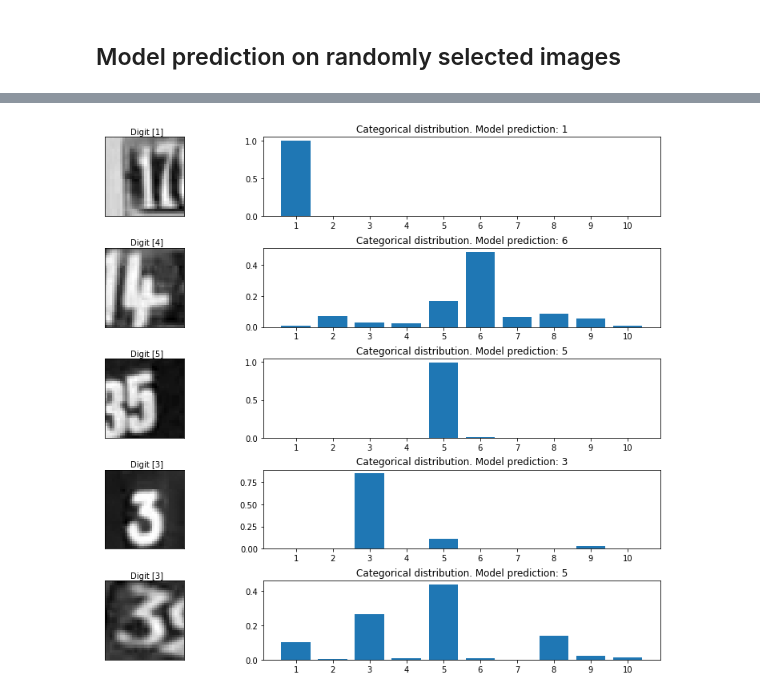
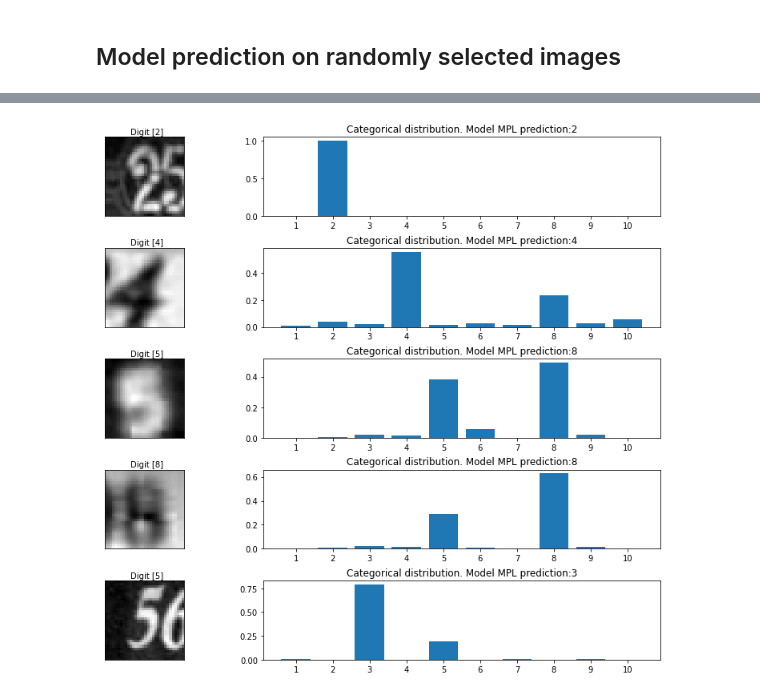
Before and after one commit to karolina-palka/SVHN_dataset_project, a Jupyter notebook: Capstone_Project_SVHN.ipynb, the cells around one changed output, grey strips where cells are left out. Saved outputs shown, nothing was run; the diff lists cells and outputs as text; code cells hidden in the pictures.

```diff
--- a/Capstone_Project_SVHN.ipynb
+++ b/Capstone_Project_SVHN.ipynb
@@ -365,8 +375,8 @@ def get_model_best_epoch(model, dirname):
     model.load_weights(checkpoint_path)
     return model
 # %%
-model_last_epoch = get_model_last_epoch(get_model(gray_train[0].shape), 'checkpoints_every_epoch')
-model_best_epoch = get_model_best_epoch(get_model(gray_train[0].shape), 'checkpoints_best_only')
+model_last_epoch_MPL = get_model_last_epoch(get_model(gray_train[0].shape), 'checkpoints_every_epoch_MPL')
+model_best_epoch_MPL = get_model_best_epoch(get_model(gray_train[0].shape), 'checkpoints_best_only_MPL')
 print('Model with last epoch weights:')
 get_test_accuracy(model_last_epoch, gray_test, test_targets)
 print('')
@@ -433,7 +431,7 @@ Test accuracy: 81.08%
 # %% [markdown]
 ## Model prediction on randomly selected images
 # %%
-random_test_images, test_labels = take_indices_at_random(gray_test, test_labels, 5)
+random_test_images, random_test_labels = take_indices_at_random(gray_test, test_labels, 5)
 # %%
-predictions= model_best_epoch.predict(random_test_images)
+predictions_MPL = model_best_epoch_MPL.predict(random_test_images)
 # %%
@@ -443,17 +441,17 @@ classes = [1, 2, 3, 4, 5, 6, 7, 8, 9, 10]
 # %%
 # Get model predictions on randomly selected test images
 
-def plot_5_images_at_random(predictions):
+def plot_5_images_at_random(predictions, model):
   fig, axes = plt.subplots(5, 2, figsize=(16, 12))
   fig.subplots_adjust(hspace=0.4, wspace=-0.2)
 
-  for i, (prediction, image, label) in enumerate(zip(predictions, random_test_images, test_labels)):
+  for i, (prediction, image, label) in enumerate(zip(predictions, random_test_images, random_test_labels)):
       axes[i, 0].imshow(np.squeeze(image), cmap='gray')
       axes[i, 0].get_xaxis().set_visible(False)
       axes[i, 0].get_yaxis().set_visible(False)
       axes[i, 0].text(10., -1.5, f'Digit {label}')
       axes[i, 1].bar(classes, prediction)
       axes[i, 1].set_xticks(classes)
-      axes[i, 1].set_title(f"Categorical distribution. Model prediction: {np.argmax(prediction)+1}")
+      axes[i, 1].set_title(f"Categorical distribution. Model {model} prediction:{np.argmax(prediction)+1}")
 
   plt.show()
@@ -464,4 +458,4 @@ plot_5_images_at_random(predictions_conv)
-# %%
-plot_5_images_at_random(predictions)
-# %% [output]
-[figure, removed]
+# %%
+plot_5_images_at_random(predictions_MPL, "MPL")
+# %% [output]
+[figure, added]
```
Also changed, not shown: parts of 20 cells of this notebook.
